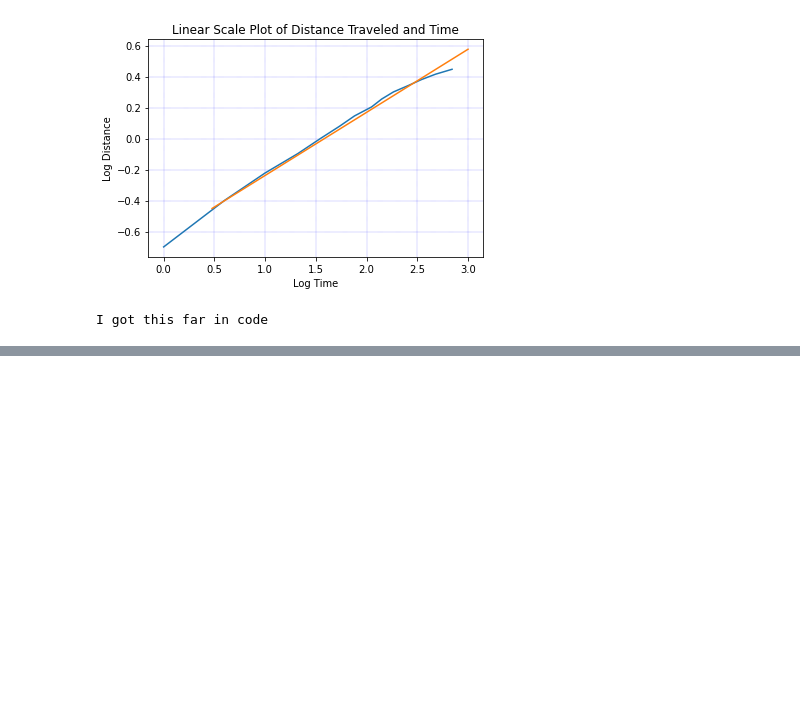
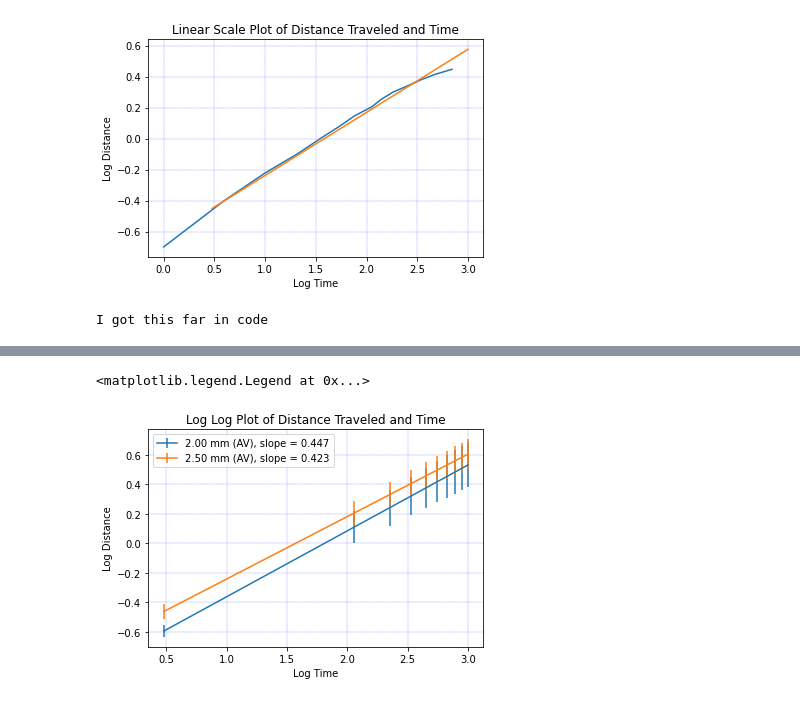
Before and after one commit to rohanvemu/microfluidics, a Jupyter notebook: Microfluidics_Data_Analysis.ipynb, the cells around one changed output, grey strips where cells are left out. Saved outputs shown, nothing was run; the diff lists cells and outputs as text; code cells hidden in the pictures; blank space fills up the shorter version.

```diff
--- a/Microfluidics_Data_Analysis.ipynb
+++ b/Microfluidics_Data_Analysis.ipynb
@@ -284,0 +351,27 @@ NameError: ignored
+# %%
+plt.figure()
+# plt.loglog(data["Time taken (s)"], data["Distance (cm)"])
+
+x = np.linspace(3, 1000, 10)
+real_b_small = 10**b_small_mean
+real_b_large = 10**b_large_mean
+y1 = real_b_small*x**mean_small
+y2 = real_b_large*x**mean_large
+
+small_errorb = 10**SE_b_l
+large_errorb = 10**SE_b_l
+
+error1 = np.log10(small_errorb*x**SE_small)
+error2 = np.log(large_errorb*x**SE_large)
+
+plt.errorbar(np.log10(x), np.log10(y1), yerr = error1, label = f"2.00 mm (AV), slope = {np.around(mean_small, 3)}")
+plt.errorbar(np.log10(x), np.log10(y2), yerr = error2, label = f"2.50 mm (AV), slope = {np.around(mean_large, 3)}")
+
+plt.xlabel("Log Time")
+plt.ylabel("Log Distance")
+plt.title("Log Log Plot of Distance Traveled and Time")
+plt.grid(color='b', linestyle='--', linewidth=0.2)
+plt.legend(loc = 'upper left')
+# %% [output]
+<matplotlib.legend.Legend at 0x...>
+[figure, added]
```
Also changed, not shown: parts of 5 cells of this notebook.
